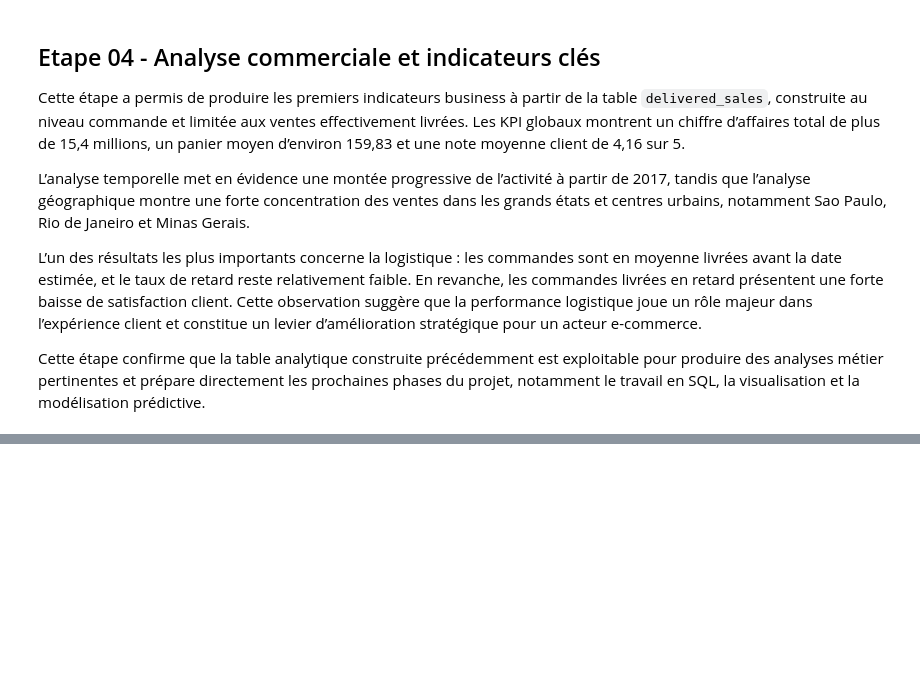
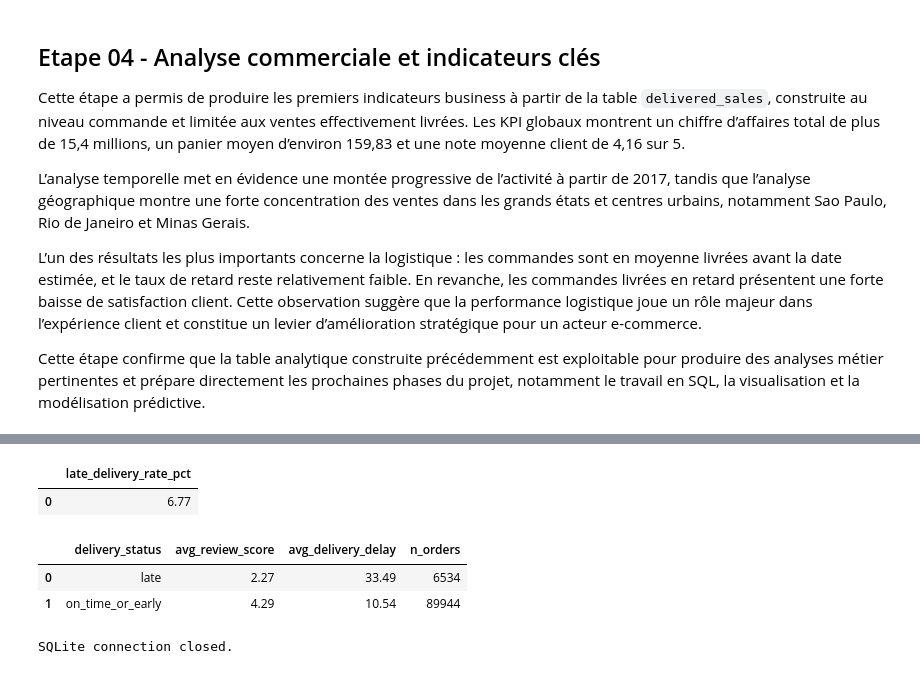
Before and after one commit to paulbelleguic/ecommerce-sales-analytics, a Jupyter notebook: notebooks/01_data_audit.ipynb, the cells around one changed output, grey strips where cells are left out. Cells and saved outputs as stored; diff of their text form; code cells hidden in the pictures; blank space fills up the shorter version.

```diff
--- a/notebooks/01_data_audit.ipynb
+++ b/notebooks/01_data_audit.ipynb
@@ -660,0 +795,38 @@ Cette étape confirme que la table analytique construite précédemment est expl
+# %%
+query = """
+SELECT
+    ROUND(
+        100.0 * SUM(CASE WHEN estimated_vs_actual_diff_days > 0 THEN 1 ELSE 0 END) / COUNT(*),
+        2
+    ) AS late_delivery_rate_pct
+FROM delivered_sales;
+"""
+
+pd.read_sql_query(query, conn)
+# %% [output]
+|  | late_delivery_rate_pct |
+| 0 | 6.77 |
+# %%
+query = """
+SELECT
+    CASE
+        WHEN estimated_vs_actual_diff_days > 0 THEN 'late'
+        ELSE 'on_time_or_early'
+    END AS delivery_status,
+    ROUND(AVG(review_score_mean), 2) AS avg_review_score,
+    ROUND(AVG(delivery_delay_days), 2) AS avg_delivery_delay,
+    COUNT(*) AS n_orders
+FROM delivered_sales
+GROUP BY delivery_status;
+"""
+
+pd.read_sql_query(query, conn)
+# %% [output]
+|  | delivery_status | avg_review_score | avg_delivery_delay | n_orders |
+| 0 | late | 2.27 | 33.49 | 6534 |
+| 1 | on_time_or_early | 4.29 | 10.54 | 89944 |
+# %%
+conn.close()
+print("SQLite connection closed.")
+# %% [output]
+SQLite connection closed.
```
Also changed, not shown: parts of 10 cells of this notebook.
